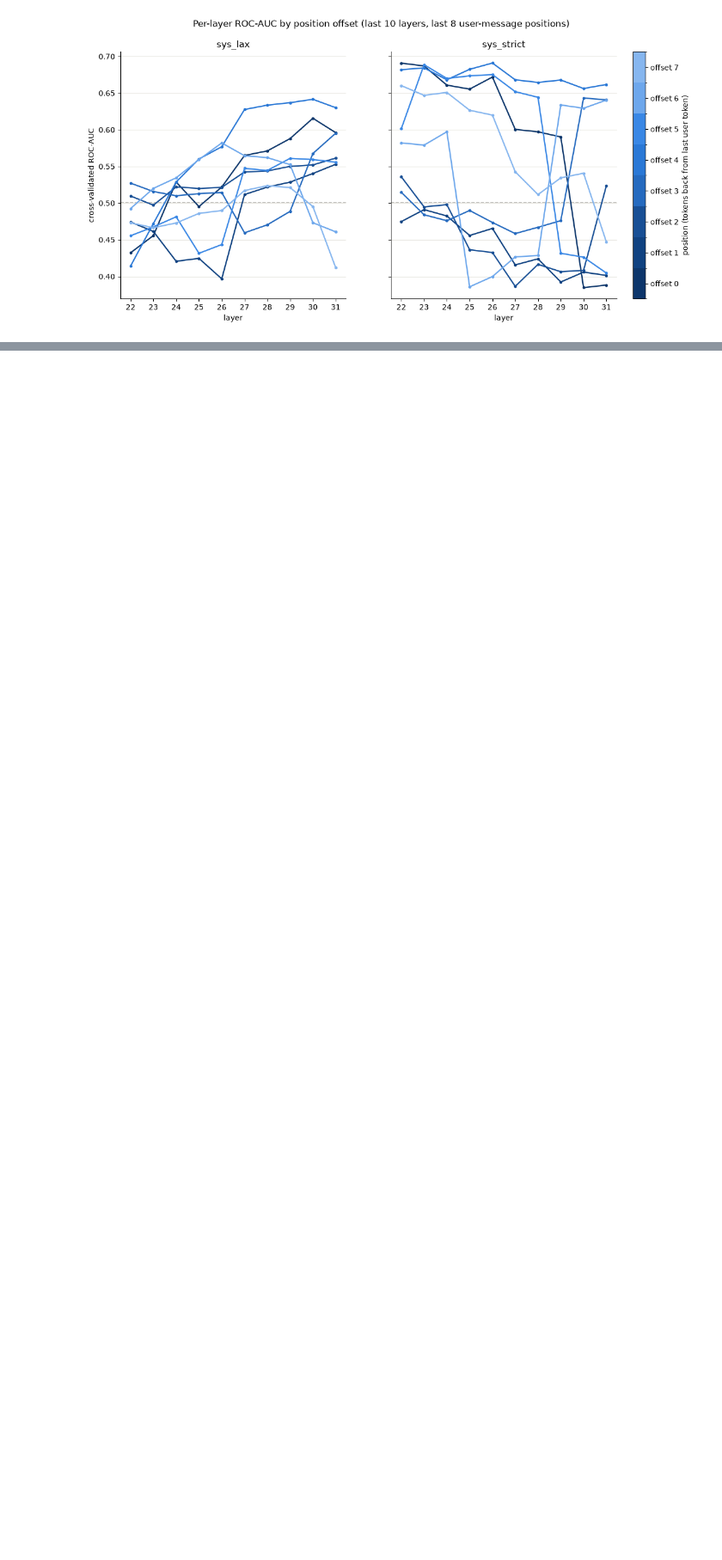
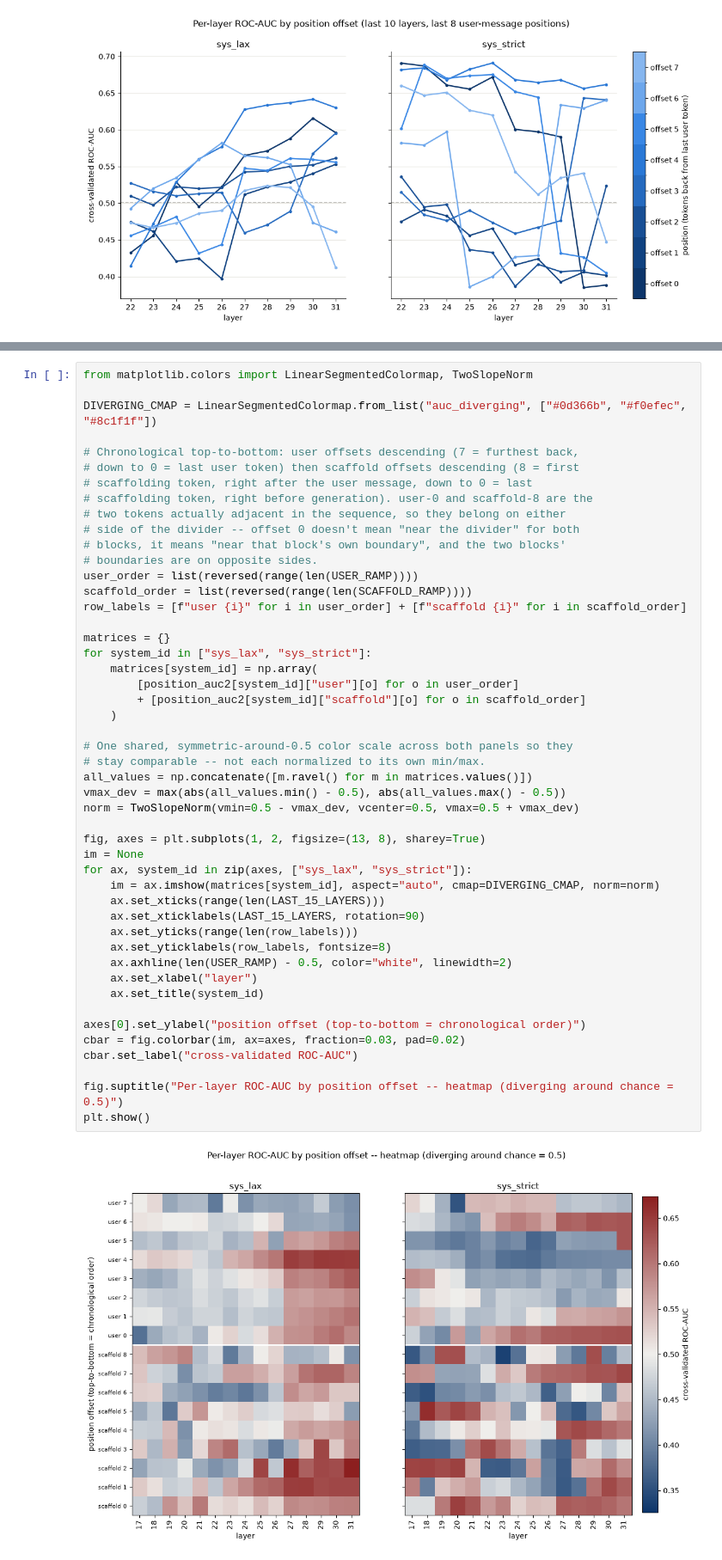
Before and after one commit to flyingpinguu/j-lens-capstone, a Jupyter notebook: notebooks/analysis_friedrich/secret_token_analysis.ipynb, the cells around one changed output, grey strips where cells are left out. Shown at 86% size. Drawn from its saved outputs; the diff is of its cells as text; blank space fills up the shorter version.

```diff
--- a/notebooks/analysis_friedrich/secret_token_analysis.ipynb
+++ b/notebooks/analysis_friedrich/secret_token_analysis.ipynb
@@ -471,0 +791,50 @@ plt.show()
+# %%
+from matplotlib.colors import LinearSegmentedColormap, TwoSlopeNorm
+
+DIVERGING_CMAP = LinearSegmentedColormap.from_list("auc_diverging", ["#0d366b", "#f0efec", "#8c1f1f"])
+
+# Chronological top-to-bottom: user offsets descending (7 = furthest back,
+# down to 0 = last user token) then scaffold offsets descending (8 = first
+# scaffolding token, right after the user message, down to 0 = last
+# scaffolding token, right before generation). user-0 and scaffold-8 are the
+# two tokens actually adjacent in the sequence, so they belong on either
+# side of the divider -- offset 0 doesn't mean "near the divider" for both
+# blocks, it means "near that block's own boundary", and the two blocks'
+# boundaries are on opposite sides.
+user_order = list(reversed(range(len(USER_RAMP))))
+scaffold_order = list(reversed(range(len(SCAFFOLD_RAMP))))
+row_labels = [f"user {i}" for i in user_order] + [f"scaffold {i}" for i in scaffold_order]
+
+matrices = {}
+for system_id in ["sys_lax", "sys_strict"]:
+    matrices[system_id] = np.array(
+        [position_auc2[system_id]["user"][o] for o in user_order]
+        + [position_auc2[system_id]["scaffold"][o] for o in scaffold_order]
+    )
+
+# One shared, symmetric-around-0.5 color scale across both panels so they
+# stay comparable -- not each normalized to its own min/max.
+all_values = np.concatenate([m.ravel() for m in matrices.values()])
+vmax_dev = max(abs(all_values.min() - 0.5), abs(all_values.max() - 0.5))
+norm = TwoSlopeNorm(vmin=0.5 - vmax_dev, vcenter=0.5, vmax=0.5 + vmax_dev)
+
+fig, axes = plt.subplots(1, 2, figsize=(13, 8), sharey=True)
+im = None
+for ax, system_id in zip(axes, ["sys_lax", "sys_strict"]):
+    im = ax.imshow(matrices[system_id], aspect="auto", cmap=DIVERGING_CMAP, norm=norm)
+    ax.set_xticks(range(len(LAST_15_LAYERS)))
+    ax.set_xticklabels(LAST_15_LAYERS, rotation=90)
+    ax.set_yticks(range(len(row_labels)))
+    ax.set_yticklabels(row_labels, fontsize=8)
+    ax.axhline(len(USER_RAMP) - 0.5, color="white", linewidth=2)
+    ax.set_xlabel("layer")
+    ax.set_title(system_id)
+
+axes[0].set_ylabel("position offset (top-to-bottom = chronological order)")
+cbar = fig.colorbar(im, ax=axes, fraction=0.03, pad=0.02)
+cbar.set_label("cross-validated ROC-AUC")
+
+fig.suptitle("Per-layer ROC-AUC by position offset -- heatmap (diverging around chance = 0.5)")
+plt.show()
+# %% [output]
+[figure, added]
```
Also changed, not shown: parts of 9 cells of this notebook, 2 other files.
